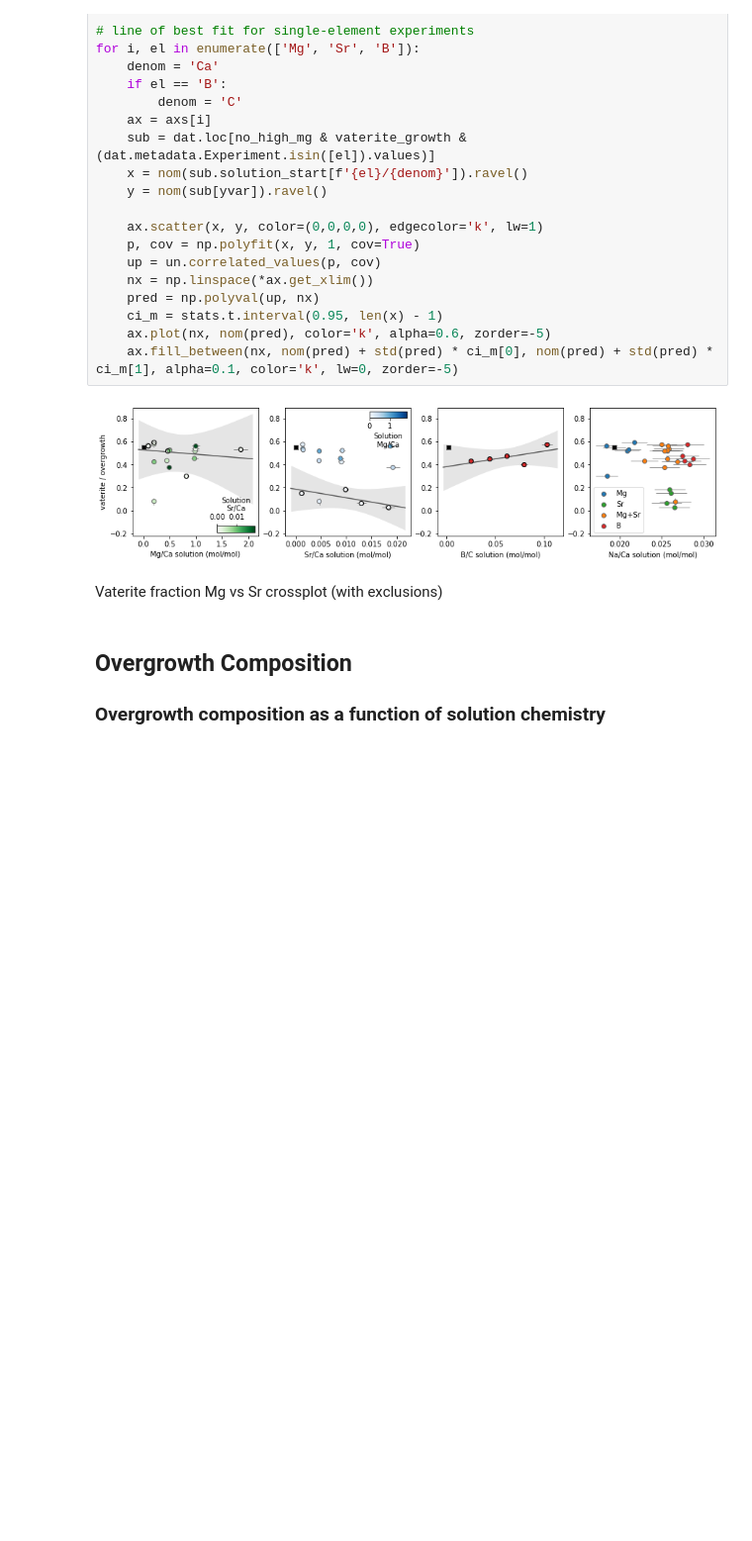
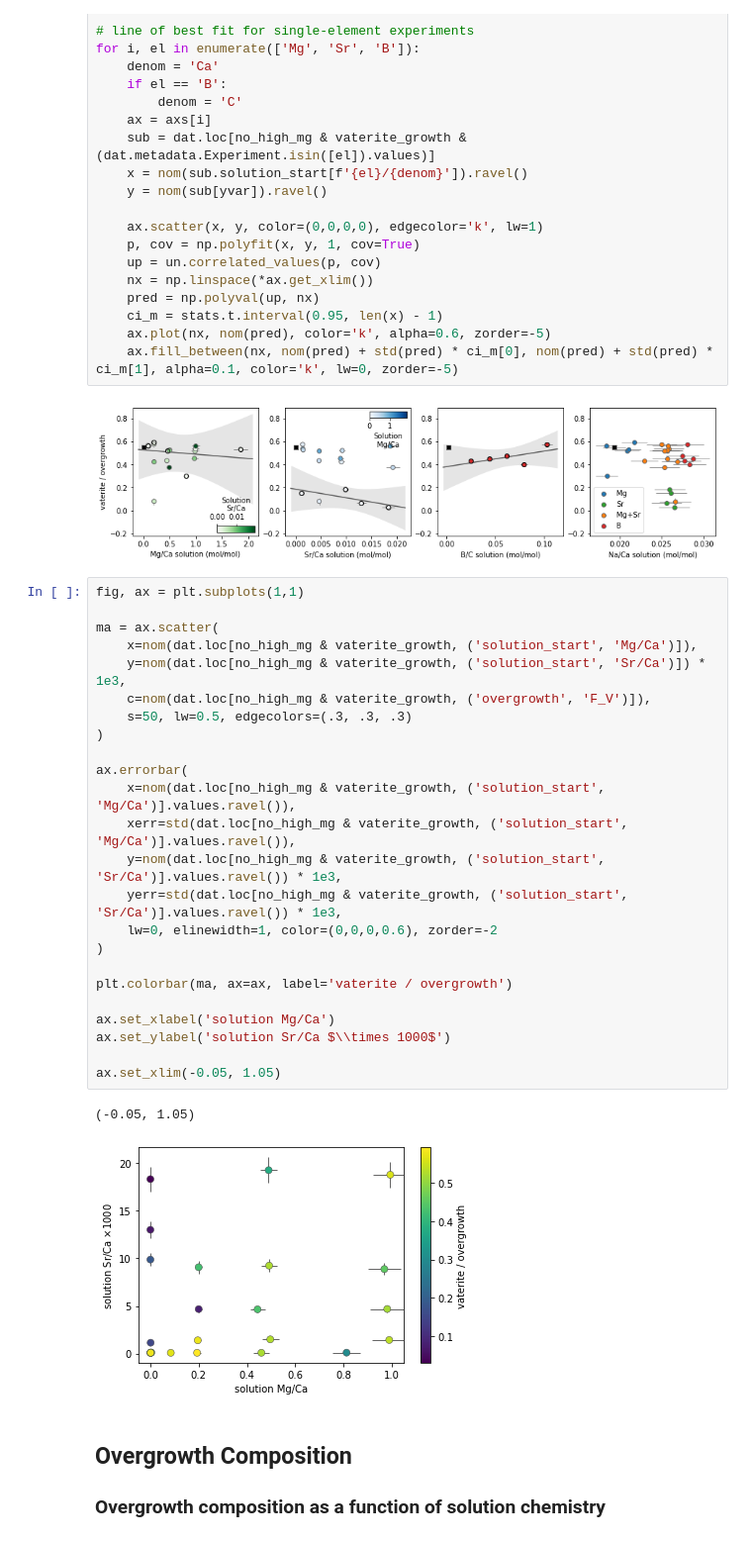
Before and after one commit to oscarbranson/supplementary, a Jupyter notebook: supplements/vaterite_geochem/02_overgrowth_plots.ipynb, the cells around one changed output. Shown at 99% size. Saved outputs shown, nothing was run; the diff lists cells and outputs as text; blank space fills up the shorter version.

Commit message:
updated overgrowth plots

```diff
--- a/supplements/vaterite_geochem/02_overgrowth_plots.ipynb
+++ b/supplements/vaterite_geochem/02_overgrowth_plots.ipynb
@@ -82,8 +85,33 @@ for i, el in enumerate(['Mg', 'Sr', 'B']):
     ax.fill_between(nx, nom(pred) + std(pred) * ci_m[0], nom(pred) + std(pred) * ci_m[1], alpha=0.1, color='k', lw=0, zorder=-5)
 # %% [output]
 [figure]
-# %% [markdown]
-Vaterite fraction Mg vs Sr crossplot (with exclusions)
+# %%
+fig, ax = plt.subplots(1,1)
+
+ma = ax.scatter(
+    x=nom(dat.loc[no_high_mg & vaterite_growth, ('solution_start', 'Mg/Ca')]),
+    y=nom(dat.loc[no_high_mg & vaterite_growth, ('solution_start', 'Sr/Ca')]) * 1e3,
+    c=nom(dat.loc[no_high_mg & vaterite_growth, ('overgrowth', 'F_V')]),
+    s=50, lw=0.5, edgecolors=(.3, .3, .3)
+)
+
+ax.errorbar(
+    x=nom(dat.loc[no_high_mg & vaterite_growth, ('solution_start', 'Mg/Ca')].values.ravel()),
+    xerr=std(dat.loc[no_high_mg & vaterite_growth, ('solution_start', 'Mg/Ca')].values.ravel()),
+    y=nom(dat.loc[no_high_mg & vaterite_growth, ('solution_start', 'Sr/Ca')].values.ravel()) * 1e3,
+    yerr=std(dat.loc[no_high_mg & vaterite_growth, ('solution_start', 'Sr/Ca')].values.ravel()) * 1e3,
+    lw=0, elinewidth=1, color=(0,0,0,0.6), zorder=-2
+)
+
+plt.colorbar(ma, ax=ax, label='vaterite / overgrowth')
+
+ax.set_xlabel('solution Mg/Ca')
+ax.set_ylabel('solution Sr/Ca $\\times 1000$')
+
+ax.set_xlim(-0.05, 1.05)
+# %% [output]
+(-0.05, 1.05)
+[figure, added]
 # %% [markdown]
 ## Overgrowth Composition
 
```
Also changed, not shown: parts of 7 cells of this notebook.
